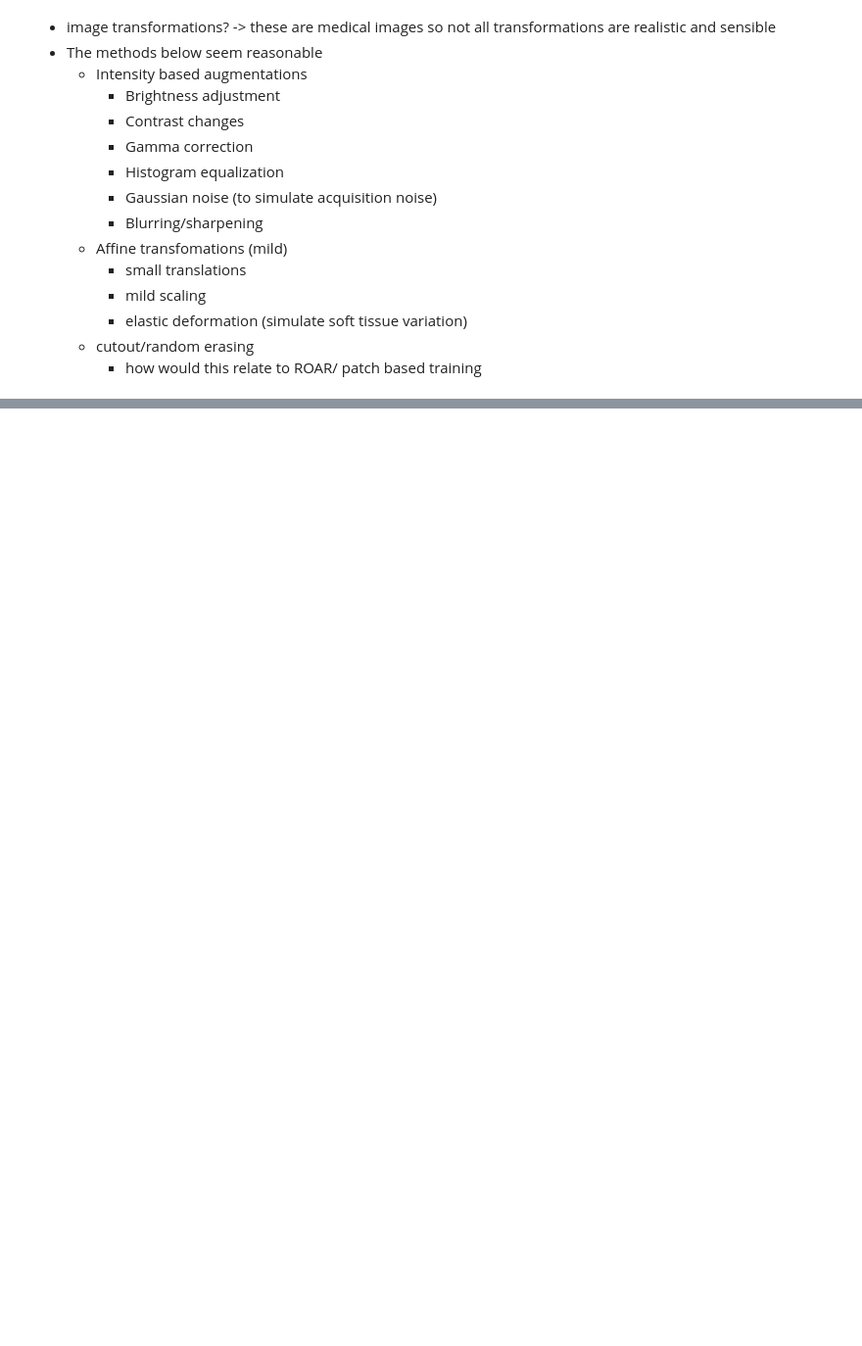
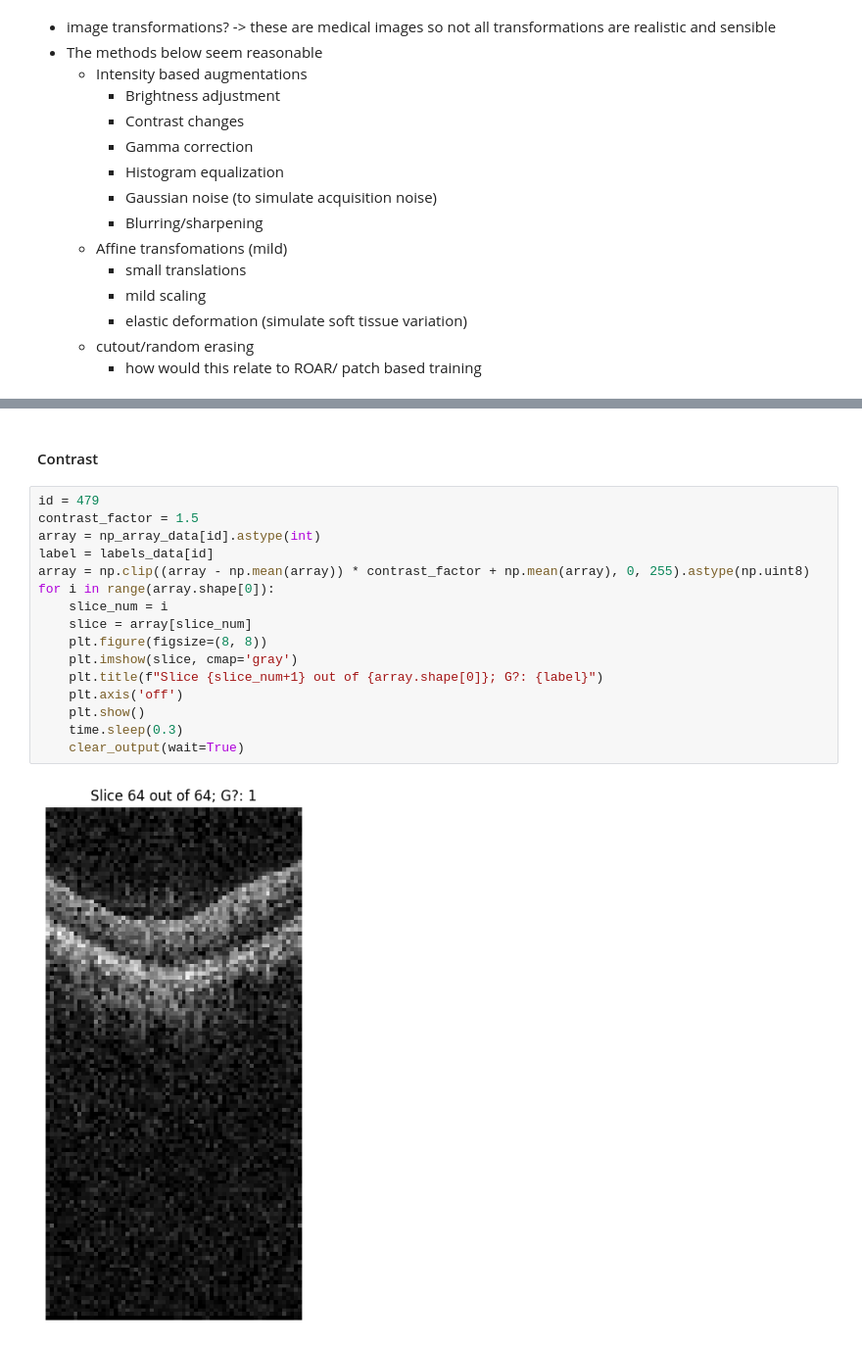
Before and after one commit to brombeersoufflee/master-thesis, a Jupyter notebook: data_exploration.ipynb, the cells around one changed output, grey strips where cells are left out. Shown: that part at 98% size. Saved outputs shown, nothing was run; the diff lists cells and outputs as text; blank space fills up the shorter version.

```diff
--- a/data_exploration.ipynb
+++ b/data_exploration.ipynb
@@ -160,0 +206,20 @@ np.uint8(0)
+# %% [markdown]
+#### Contrast
+# %%
+id = 479
+contrast_factor = 1.5
+array = np_array_data[id].astype(int)
+label = labels_data[id]
+array = np.clip((array - np.mean(array)) * contrast_factor + np.mean(array), 0, 255).astype(np.uint8)
+for i in range(array.shape[0]):
+    slice_num = i
+    slice = array[slice_num]
+    plt.figure(figsize=(8, 8))
+    plt.imshow(slice, cmap='gray')
+    plt.title(f"Slice {slice_num+1} out of {array.shape[0]}; G?: {label}")
+    plt.axis('off')
+    plt.show()
+    time.sleep(0.3)
+    clear_output(wait=True)
+# %% [output]
+[figure, added]
```
Also changed, not shown: parts of 11 cells of this notebook, 1 other file.
